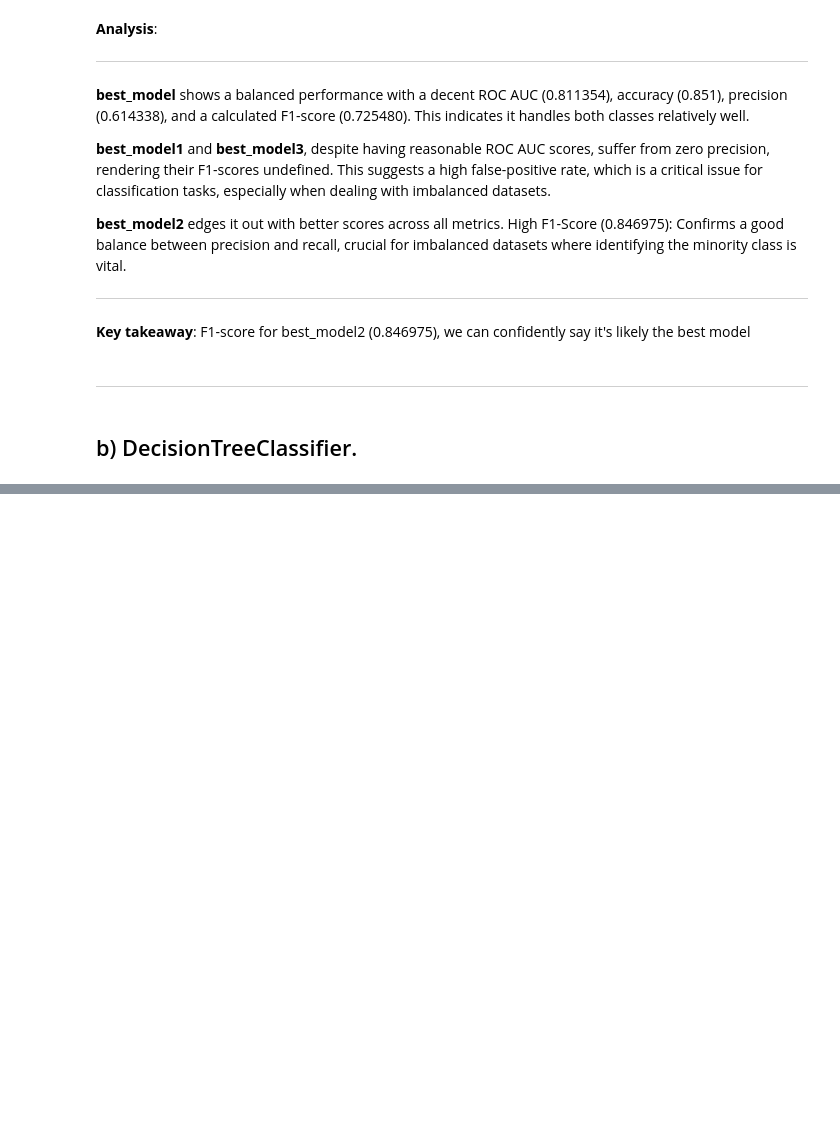
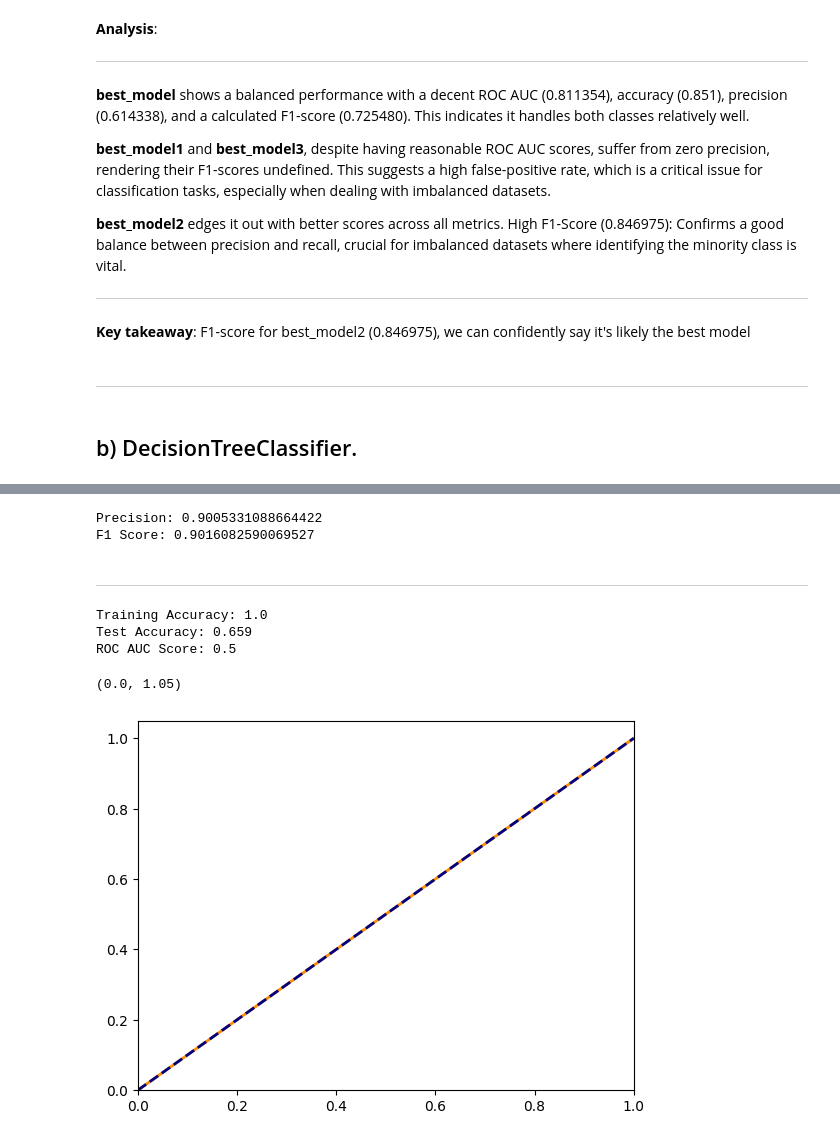
Before and after one commit to RonChits/Default-Probability, a Jupyter notebook: Default_Probability.ipynb, the cells around one changed output, grey strips where cells are left out. Drawn from its saved outputs; the diff is of its cells as text; code cells hidden in the pictures; blank space fills up the shorter version.

```diff
--- a/Default_Probability.ipynb
+++ b/Default_Probability.ipynb
@@ -1557,0 +1609,75 @@ with open('best-xgb-class.pkl', 'wb') as f:
+# %%
+# Get the confusion matrix
+cm = confusion_matrix(y_test, model_reg.predict(X_test))
+
+# True Positives (TP)
+TP = cm[0][0]
+
+# True Negatives (TN)
+TN = cm[1][1]
+
+# False Positives (FP)
+FP = cm[0][1]
+
+# False Negatives (FN)
+FN = cm[1][0]
+
+# Calculate precision
+precision = TP / (TP + FP)
+
+# Calculate F1 score
+recall = TP / (TP + FN)
+f1_score = 2 * (precision * recall) / (precision + recall)
+
+# Print results
+print("Precision:", precision)
+print("F1 Score:", f1_score)
+# %% [output]
+Precision: 0.9005331088664422
+F1 Score: 0.9016082590069527
+# %% [markdown]
+
+
+---
+# %%
+# Fit on `X_train_under`, `y_train_under`
+model_under = make_pipeline(
+    SimpleImputer(strategy="median"),
+    DecisionTreeClassifier(random_state=42)
+)
+param_grid = {
+    'simpleimputer__strategy': ['mean'],
+    'decisiontreeclassifier__criterion': ['entropy'],
+    'decisiontreeclassifier__max_depth': [10],
+    'decisiontreeclassifier__min_samples_split': [2],
+    'decisiontreeclassifier__min_samples_leaf': [4]
+}
+
+model_under.fit(X_train_scaled_under, y_train_under)
+
+acc_train = model_under.score(X_train_scaled_under,y_train_under)
+acc_test = model_under.score(X_test_under, y_test)
+y_pred_proba = model_under.predict_proba(X_test)[:, 1]
+roc_auc = roc_auc_score(y_test, y_pred_proba)
+
+print("Training Accuracy:", round(acc_train, 4))
+print("Test Accuracy:", round(acc_test, 4))
+# Print the ROC AUC score
+print("ROC AUC Score:", roc_auc)
+# %% [output]
+Training Accuracy: 1.0
+Test Accuracy: 0.659
+ROC AUC Score: 0.5
+# %%
+y_pred_proba = model_under.predict_proba(X_test)[:, 1]  # Probabilities of class 1
+fpr, tpr, thresholds = roc_curve(y_test, y_pred_proba)
+roc_auc = auc(fpr, tpr)
+
+plt.figure()
+plt.plot(fpr, tpr, color='darkorange', lw=2, label='ROC curve (area = %0.2f)' % roc_auc)
+plt.plot([0, 1], [0, 1], color='navy', lw=2, linestyle='--')
+plt.xlim([0.0, 1.0])
+plt.ylim([0.0, 1.05])
+# %% [output]
+(0.0, 1.05)
+[figure, added]
```
Also changed, not shown: parts of 21 cells of this notebook.
